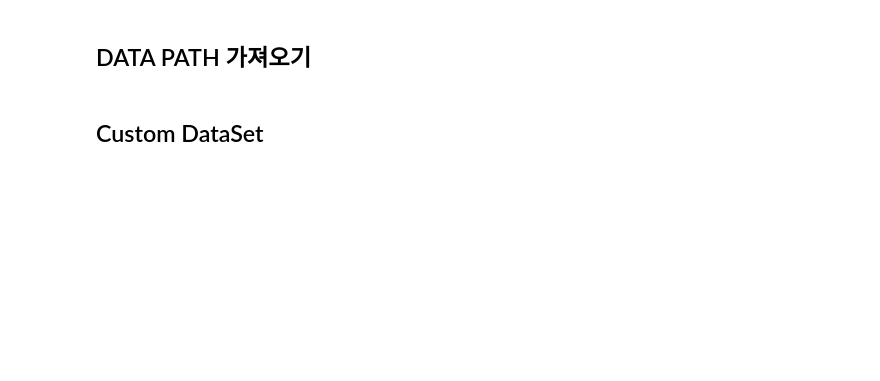
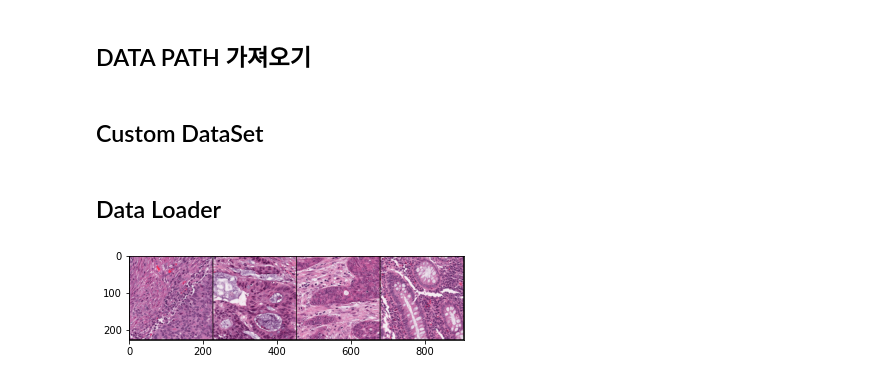
Before and after one commit to lim-it-err/AI_Project, a Jupyter notebook: CustomDataset.ipynb, the cells around one changed output. Cells and saved outputs as stored; diff of their text form; code cells hidden in the pictures; blank space fills up the shorter version.

```diff
--- a/CustomDataset.ipynb
+++ b/CustomDataset.ipynb
@@ -46,8 +33,8 @@ FileNotFoundError: ignored
 ## DATA PATH 가져오기
 # %%
 from glob import glob
-DATA_PATH_TRAIN_LIST = glob('./TCGA_DATA/CRC_TRAIN/*/*.png')
-DATA_PATH_TEST_LIST = glob('./TCGA_DATA/CRC_TEST/*/*.png')
+DATA_PATH_TRAIN_LIST = glob('/content/TCGA_DATA/CRC_TRAIN/*/*.png')
+DATA_PATH_TEST_LIST = glob('/content/TCGA_DATA/CRC_TRAIN/*/*.png')
 # %% [markdown]
 ## Custom DataSet
 # %%
@@ -80,3 +62,44 @@ class STAD_DataSet(Dataset):
         if self.transform is not None:
             image = self.transform(image)
         return image, self.classes.index(self.label[idx])
+# %% [markdown]
+## Data Loader
+# %%
+import torch
+from torchvision import transforms
+
+classes = ('MSIMUT', 'MSS')
+
+transform = transforms.Compose(
+    [transforms.ToTensor(),
+     transforms.Normalize((0.5, 0.5, 0.5), (0.5, 0.5, 0.5))])
+
+trainloader = torch.utils.data.DataLoader(
+    CRC_DataSet(
+        DATA_PATH_TRAIN_LIST,
+        classes,
+        transform=transform
+    ),
+    batch_size=4,
+    shuffle = True
+)
+
+testloader = torch.utils.data.DataLoader(
+    CRC_DataSet(
+        DATA_PATH_TEST_LIST,
+        classes,
+        transform=transform
+    ),
+    batch_size=4,
+    shuffle = False
+)
+# %%
+from matplotlib import pyplot as plt
+import torchvision
+import numpy as np
+dataiter = iter(trainloader)
+images, labels = dataiter.next()
+plt.imshow(torchvision.utils.make_grid(images, normalize= True).permute(1,2,0))
+plt.show()
+# %% [output]
+[figure, added]
```
Also changed, not shown: parts of 3 cells of this notebook.
